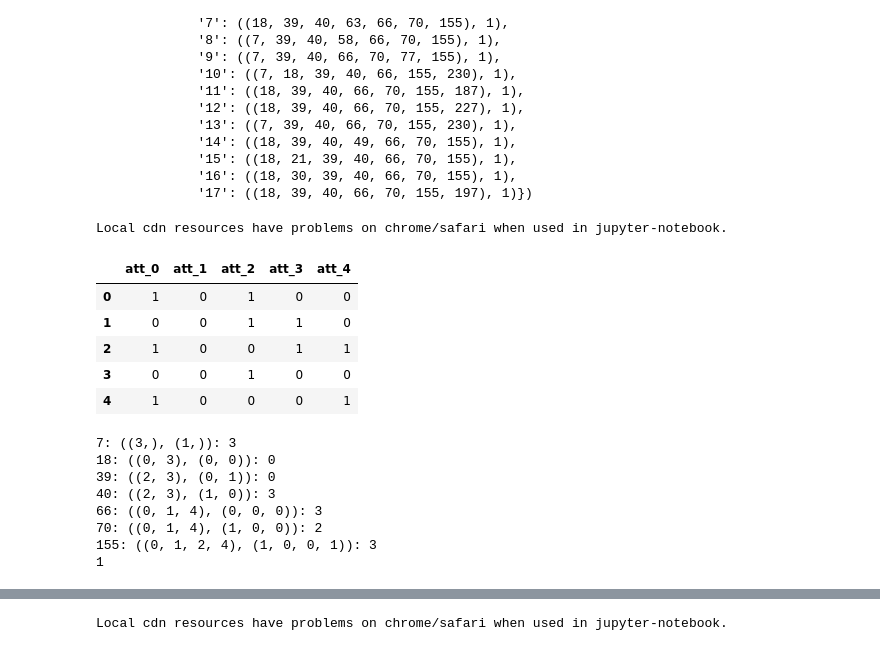
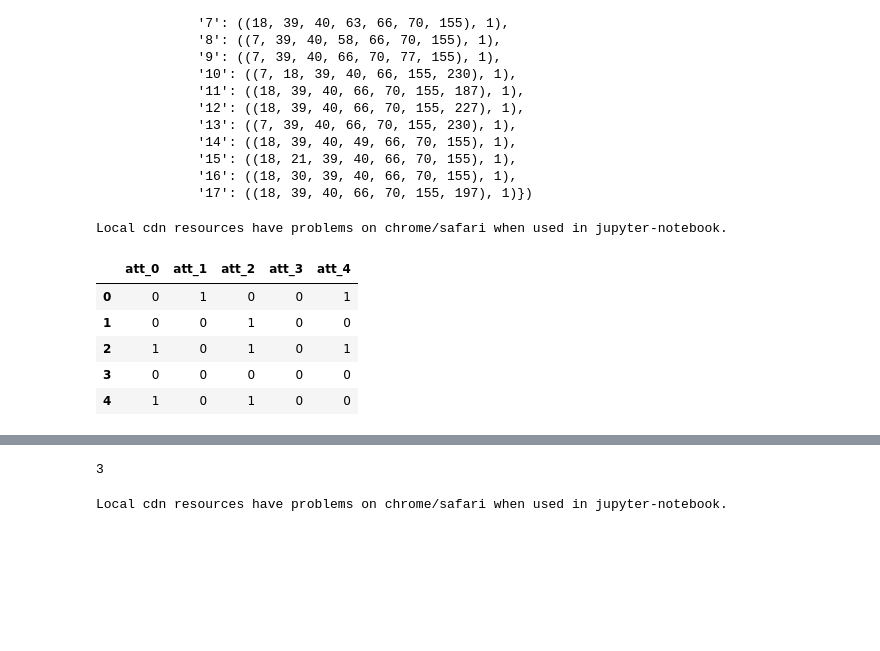
Before and after one commit to 666sneakydevil/initial_explorations, a Jupyter notebook: toy_model_ILP/functions_create_data.ipynb, the cells around one changed output, grey strips where cells are left out. Drawn from its saved outputs; the diff is of its cells as text; code cells hidden in the pictures; blank space fills up the shorter version.

```diff
--- a/toy_model_ILP/functions_create_data.ipynb
+++ b/toy_model_ILP/functions_create_data.ipynb
@@ -1411,0 +1488,21 @@ with open(filename, 'w') as f:
+# %%
+plt.figure()
+
+x = data[1]
+for i in data[0].keys():
+    y = data[0][i]
+    plt.plot(x, y, label = f'{i}')
+
+
+plt.xlabel('Number of queries, $N_q$')
+plt.ylabel('$N_{sols}$')
+# plt.xscale('log')
+plt.yscale('log')
+# plt.title("Averages of methods, 40 trials, n=10, m=4, c=1")
+plt.title(f'Partial info comparison for $c=2, m=5, n=10, N_{{trials}} =20$')
+# plt.title(f"$c$")
+# plt.ylim([0,105])
+plt.legend()
+# plt.savefig(f'compare_partials_data_additive/figures/c_2_m_5_n_10_first.pdf')
+plt.show()
+# plt.close()
@@ -2095,7 +2198,7 @@ for node in nt.nodes:
 display(db)
 # print(quer_counts[(2,4),()])
 nt.show_buttons(filter_=['physics'])
-new_sol = [7, 18, 39, 40, 66, 70, 155]
+new_sol = (18, 30, 51, 71, 91, 111, 198)
 for i in new_sol: print(str(i) +': '+ str(numbering.inverse[i])+ ': '+ str(quer_counts[numbering.inverse[i]]))
 print(get_fitness(new_sol,n,m,c,quer_counts,N_sols,numbering))
 # new_sol = [7, 18, 39, 40, 66, 70, 148,155]
@@ -2129,8 +2232,8 @@ print(t.time())
 # %% [output]
 1666322350.975565
 # %%
-# alt_sols = produce_alt_paths([7, 18, 39, 40, 66, 70, 155],60,n,m,c,quer_counts,N_sols,numbering)
-# display(alt_sols)
+alt_sols = produce_alt_paths((18, 26, 30, 51, 71, 91, 111, 198),10,n,m,c,quer_counts,N_sols,numbering)
+display(alt_sols)
 temp_dicty = defaultdict()
 mm = 0
 for sol in alt_sols:
@@ -2139,6 +2260,6 @@ for sol in alt_sols:
 # %%
 temp_lst = []
 for i in list(alt_sols):
-    for j in list(set(i) - set([7, 18, 39, 40, 66, 70, 155])):
+    for j in list(set(i) - set((18, 26, 30, 51, 71, 91, 111, 198))):
         print(str(j) +': '+ str(numbering.inverse[j])+ ': '+ str(quer_counts[numbering.inverse[j]]))
 # %% [output]
@@ -2237,50 +2357,47 @@ for quer in gen_queries_all(m):
 # print(numbering.inverse)
 
 for e in edge_data:
     src = e[0]
     dst = e[1]
     w = str(e[2])
 
     nt.add_node(src, str(src), title=str(numbering.inverse[src])+ ': '+ str(quer_counts[numbering.inverse[src]]) + '\n' + 'visits: ' + str(path_nodes[src]) + '\n')
     nt.add_node(dst, str(dst), title=str(numbering.inverse[dst])+ ': '+ str(quer_counts[numbering.inverse[dst]]) + '\n' + 'visits: ' + str(path_nodes[dst]) + '\n')
     nt.add_edge(src, dst, value=w, title = temp_data[1][(src,dst)])
 
 neighbor_map = nt.get_adj_list()
 # print(neighbor_map)
 
 # add neighbor data to node hover data
 for node in nt.nodes:
     node["title"] += " Neighbors: \n" + "\n".join([str(x) for x in neighbor_map[node["id"]]])
     # node["title"] += " Neighbors: \n" + "\n".join(str(neighbor_map[node["id"]]))
     # node["value"] = len(neighbor_map[node["id"]])
     node["value"] = path_nodes[node["id"]]
 
 display(db)
 # print(quer_counts[(2,4),()])
 nt.show_buttons(filter_=['physics'])
-new_sol = [7, 18, 39, 40, 66, 70, 155]
-for i in new_sol: print(str(i) +': '+ str(numbering.inverse[i])+ ': '+ str(quer_counts[numbering.inverse[i]]))
-print(get_fitness(new_sol,n,m,c,quer_counts,N_sols,numbering))
+# new_sol = [7, 18, 39, 40, 66, 70, 155]
+# for i in new_sol: print(str(i) +': '+ str(numbering.inverse[i])+ ': '+ str(quer_counts[numbering.inverse[i]]))
+# print(get_fitness(new_sol,n,m,c,quer_counts,N_sols,numbering))
 # new_sol = [7, 18, 39, 40, 66, 70, 148,155]
 # print(get_fitness(new_sol,n,m,c,quer_counts,N_sols,numbering))
 nt.show("small_example_data/minimal_paths_test.html")
 # %% [output]
 Local cdn resources have problems on chrome/safari when used in jupyter-notebook.
 |  | att_0 | att_1 | att_2 | att_3 | att_4 |
-| 0 | 1 | 0 | 1 | 0 | 0 |
-| 1 | 0 | 0 | 1 | 1 | 0 |
-| 2 | 1 | 0 | 0 | 1 | 1 |
-| 3 | 0 | 0 | 1 | 0 | 0 |
-| 4 | 1 | 0 | 0 | 0 | 1 |
+| 0 | 0 | 1 | 0 | 0 | 1 |
+| 1 | 0 | 0 | 1 | 0 | 0 |
+| 2 | 1 | 0 | 1 | 0 | 1 |
+| 3 | 0 | 0 | 0 | 0 | 0 |
+| 4 | 1 | 0 | 1 | 0 | 0 |
-7: ((3,), (1,)): 3
-18: ((0, 3), (0, 0)): 0
-39: ((2, 3), (0, 1)): 0
-40: ((2, 3), (1, 0)): 3
-66: ((0, 1, 4), (0, 0, 0)): 3
-70: ((0, 1, 4), (1, 0, 0)): 2
-155: ((0, 1, 2, 4), (1, 0, 0, 1)): 3
-1
 [interactive output not drawn]
+# %%
+new_sol = [18,26,30,51,91,111]
+print(get_fitness(new_sol,n,m,c,quer_counts,N_sols,numbering))
+# %% [output]
+3
 # %%
 paths_used = 50
 net = Network(notebook = True, height='1000px', width='90%',
```
Also changed, not shown: parts of 12 cells of this notebook, 8 other files.
